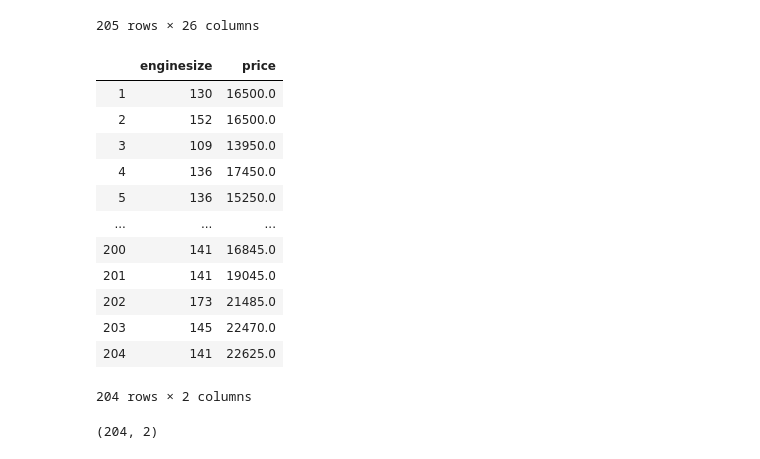
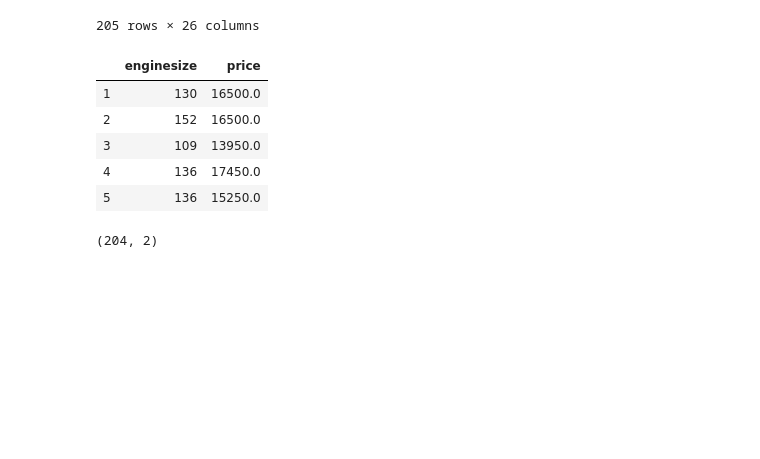
Before and after one commit to a-kravets/Lessons, a Jupyter notebook: Lesson2_SGD/Test6.ipynb, the cells around one changed output. Saved outputs shown, nothing was run; the diff lists cells and outputs as text; code cells hidden in the pictures; blank space fills up the shorter version.

```diff
--- a/Lesson2_SGD/Test6.ipynb
+++ b/Lesson2_SGD/Test6.ipynb
@@ -34,22 +34,15 @@ data
 data = data[['enginesize','price']]
 # %%
 data = data[1:] #to get rid of first column that is added instead of headings (it was 1 and 0)
-# %%
-data
-# %% [output]
-|  | enginesize | price |
-| 1 | 130 | 16500.0 |
-| 2 | 152 | 16500.0 |
-| 3 | 109 | 13950.0 |
-| 4 | 136 | 17450.0 |
-| 5 | 136 | 15250.0 |
-| ... | ... | ... |
-| 200 | 141 | 16845.0 |
-| 201 | 141 | 19045.0 |
-| 202 | 173 | 21485.0 |
-| 203 | 145 | 22470.0 |
-| 204 | 141 | 22625.0 |
-204 rows × 2 columns
+# %%
+data.head() #returns first 5 rows
+# %% [output]
+|  | enginesize | price |
+| 1 | 130 | 16500.0 |
+| 2 | 152 | 16500.0 |
+| 3 | 109 | 13950.0 |
+| 4 | 136 | 17450.0 |
+| 5 | 136 | 15250.0 |
 # %%
 data.shape
 # %% [output]
```
Also changed, not shown: 1 other file.
